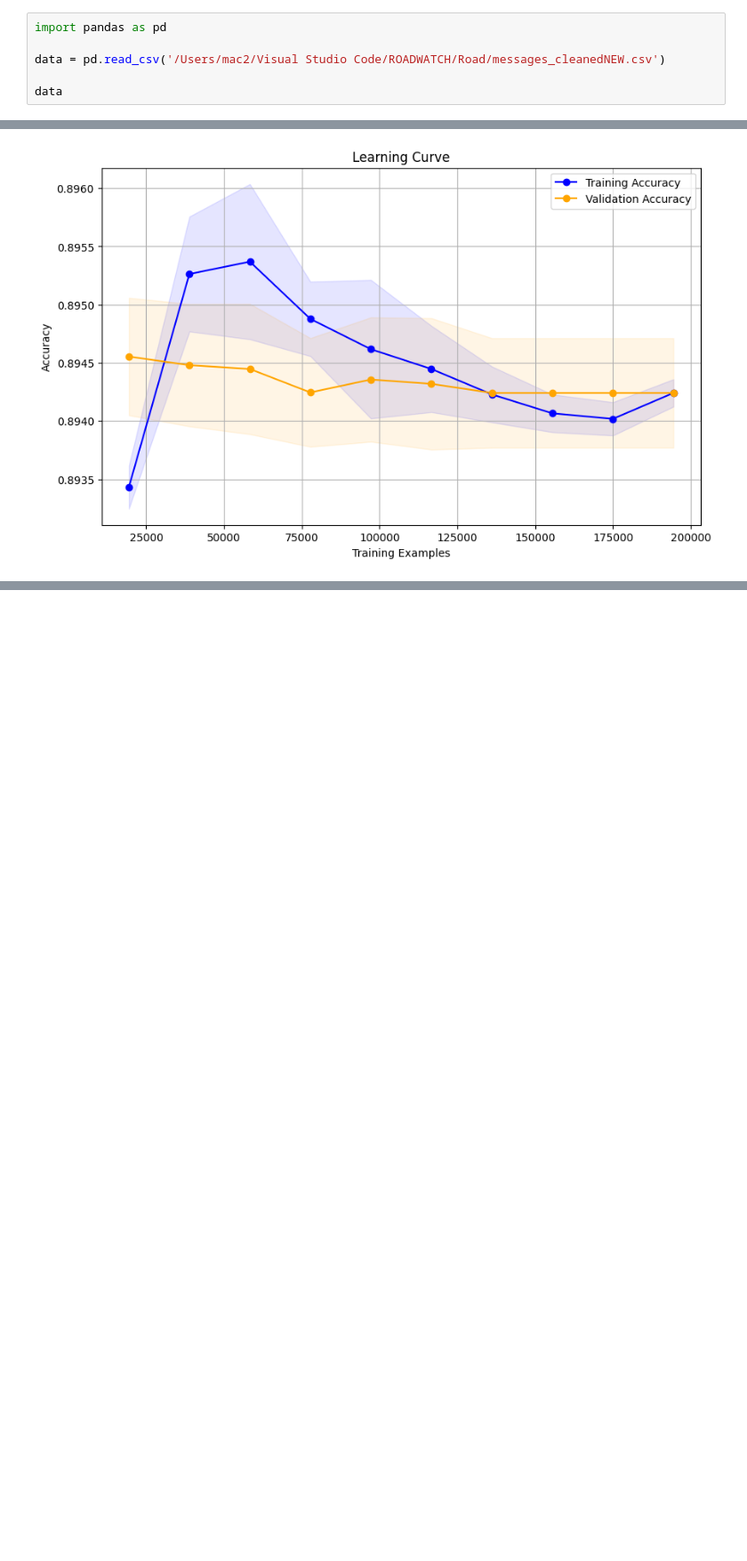
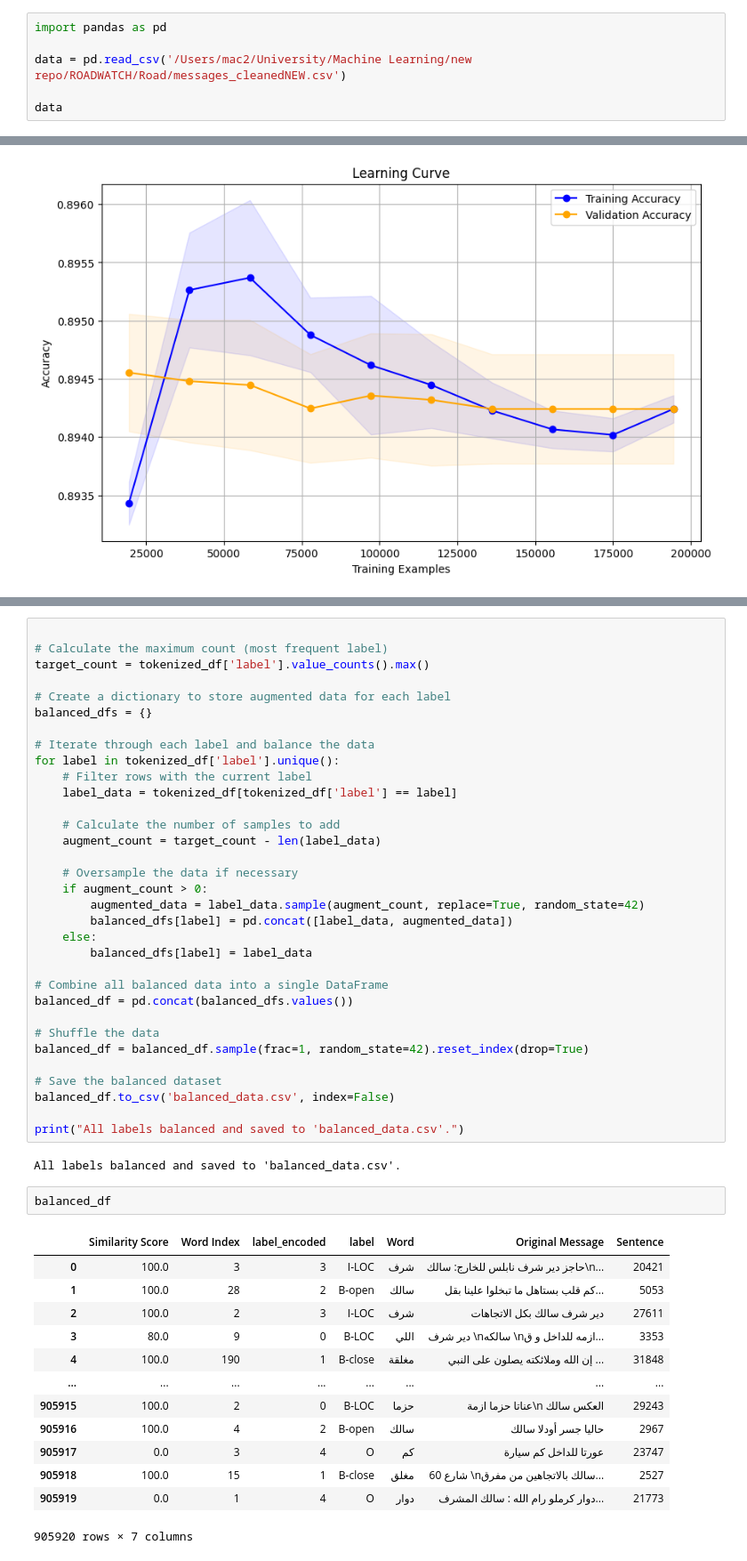
Before and after one commit to ehabsuliman/ROADWATCH, a Jupyter notebook: Road/RW.ipynb, the cells around one changed output, grey strips where cells are left out. Shown at 89% size. Cells and saved outputs as stored; diff of their text form; blank space fills up the shorter version.

Commit message:
handle the imbalance data and save it in new csv file

```diff
--- a/Road/RW.ipynb
+++ b/Road/RW.ipynb
@@ -1,7 +1,7 @@
 # %%
 import pandas as pd
 
-data = pd.read_csv('/Users/mac2/Visual Studio Code/ROADWATCH/Road/messages_cleanedNEW.csv')
+data = pd.read_csv('/Users/mac2/University/Machine Learning/new repo/ROADWATCH/Road/messages_cleanedNEW.csv')
 
 data
 # %% [output]
@@ -581,0 +573,51 @@ plt.show()
+# %%
+
+# Calculate the maximum count (most frequent label)
+target_count = tokenized_df['label'].value_counts().max()
+
+# Create a dictionary to store augmented data for each label
+balanced_dfs = {}
+
+# Iterate through each label and balance the data
+for label in tokenized_df['label'].unique():
+    # Filter rows with the current label
+    label_data = tokenized_df[tokenized_df['label'] == label]
+
+    # Calculate the number of samples to add
+    augment_count = target_count - len(label_data)
+
+    # Oversample the data if necessary
+    if augment_count > 0:
+        augmented_data = label_data.sample(augment_count, replace=True, random_state=42)
+        balanced_dfs[label] = pd.concat([label_data, augmented_data])
+    else:
+        balanced_dfs[label] = label_data
+
+# Combine all balanced data into a single DataFrame
+balanced_df = pd.concat(balanced_dfs.values())
+
+# Shuffle the data
+balanced_df = balanced_df.sample(frac=1, random_state=42).reset_index(drop=True)
+
+# Save the balanced dataset
+balanced_df.to_csv('balanced_data.csv', index=False)
+
+print("All labels balanced and saved to 'balanced_data.csv'.")
+# %% [output]
+All labels balanced and saved to 'balanced_data.csv'.
+# %%
+balanced_df
+# %% [output]
+|  | Similarity Score | Word Index | label_encoded | label | Word | Original Message | Sentence |
+| 0 | 100.0 | 3 | 3 | I-LOC | شرف | حاجز دير شرف نابلس للخارج: سالك\n... | 20421 |
+| 1 | 100.0 | 28 | 2 | B-open | سالك | كم قلب بستاهل ما تبخلوا علينا بقل... | 5053 |
+| 2 | 100.0 | 2 | 3 | I-LOC | شرف | دير شرف سالك بكل الاتجاهات | 27611 |
+| 3 | 80.0 | 9 | 0 | B-LOC | اللي | دير شرف \nسالكه \nازمه للداخل و ق... | 3353 |
+| 4 | 100.0 | 190 | 1 | B-close | مغلقة | إن الله وملائكته يصلون على النبي ... | 31848 |
+| ... | ... | ... | ... | ... | ... | ... | ... |
+| 905915 | 100.0 | 2 | 0 | B-LOC | حزما | عناتا حزما ازمة\n العكس سالك | 29243 |
+| 905916 | 100.0 | 4 | 2 | B-open | سالك | حاليا جسر أودلا سالك | 2967 |
+| 905917 | 0.0 | 3 | 4 | O | كم | عورتا للداخل كم سيارة | 23747 |
+| 905918 | 100.0 | 15 | 1 | B-close | مغلق | شارع 60 \nسالك بالاتجاهين من مفرق... | 2527 |
+| 905919 | 0.0 | 1 | 4 | O | دوار | دوار كرملو رام الله : سالك المشرف... | 21773 |
+905920 rows × 7 columns
```
Also changed, not shown: parts of 4 cells of this notebook.
